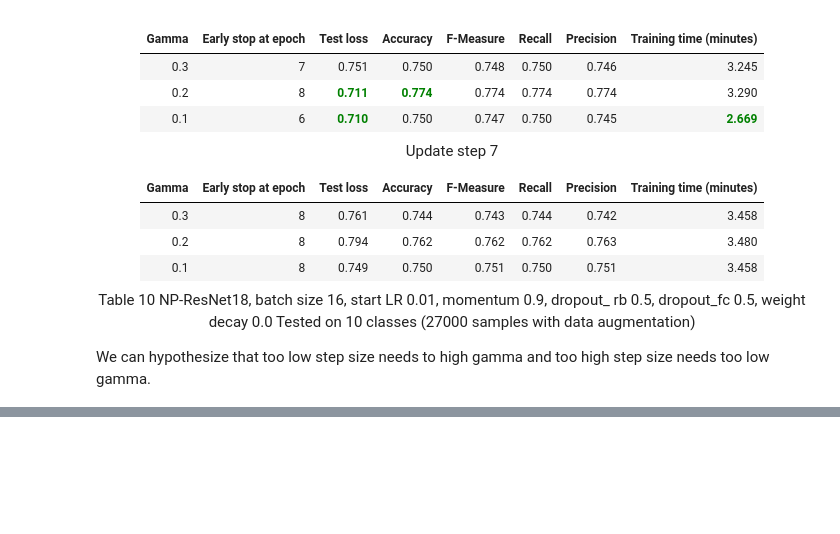
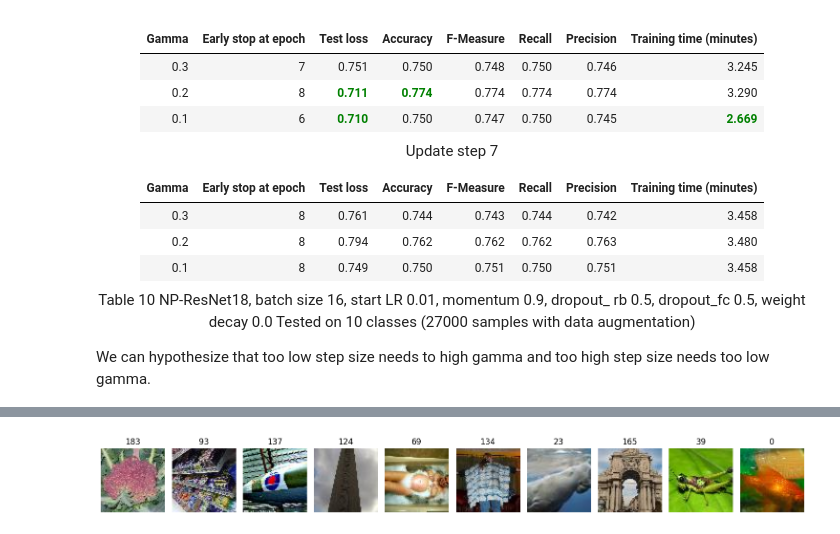
Before and after one commit to vince51999/Image-classificator, a Jupyter notebook: notes/studies.ipynb, the cells around one changed output, grey strips where cells are left out. Cells and saved outputs as stored; diff of their text form; code cells hidden in the pictures; blank space fills up the shorter version.

```diff
--- a/notes/studies.ipynb
+++ b/notes/studies.ipynb
@@ -445,0 +541,22 @@ Another technique is increase the batch size during the training. This approach
+# %%
+# Run to see the 10 test classes
+classes = [183, 93, 137, 124, 69, 134, 23, 165, 39, 0]
+newset = []
+plus = np.random.randint(0, 50)
+for i in classes:
+    newset.append(test[i * 50 + plus][0])
+
+for i in range(24):
+    newset.append(transform(test[0][0]))
+
+fig, axes = plt.subplots(1, 10, figsize=(15, 15))
+
+for i, ax in enumerate(axes.flat):
+    ax.imshow(newset[i])
+    ax.axis("off")
+    ax.set_title(classes[i])
+
+plt.tight_layout()
+plt.show()
+# %% [output]
+[figure, added]
```
Also changed, not shown: parts of 17 cells of this notebook.
